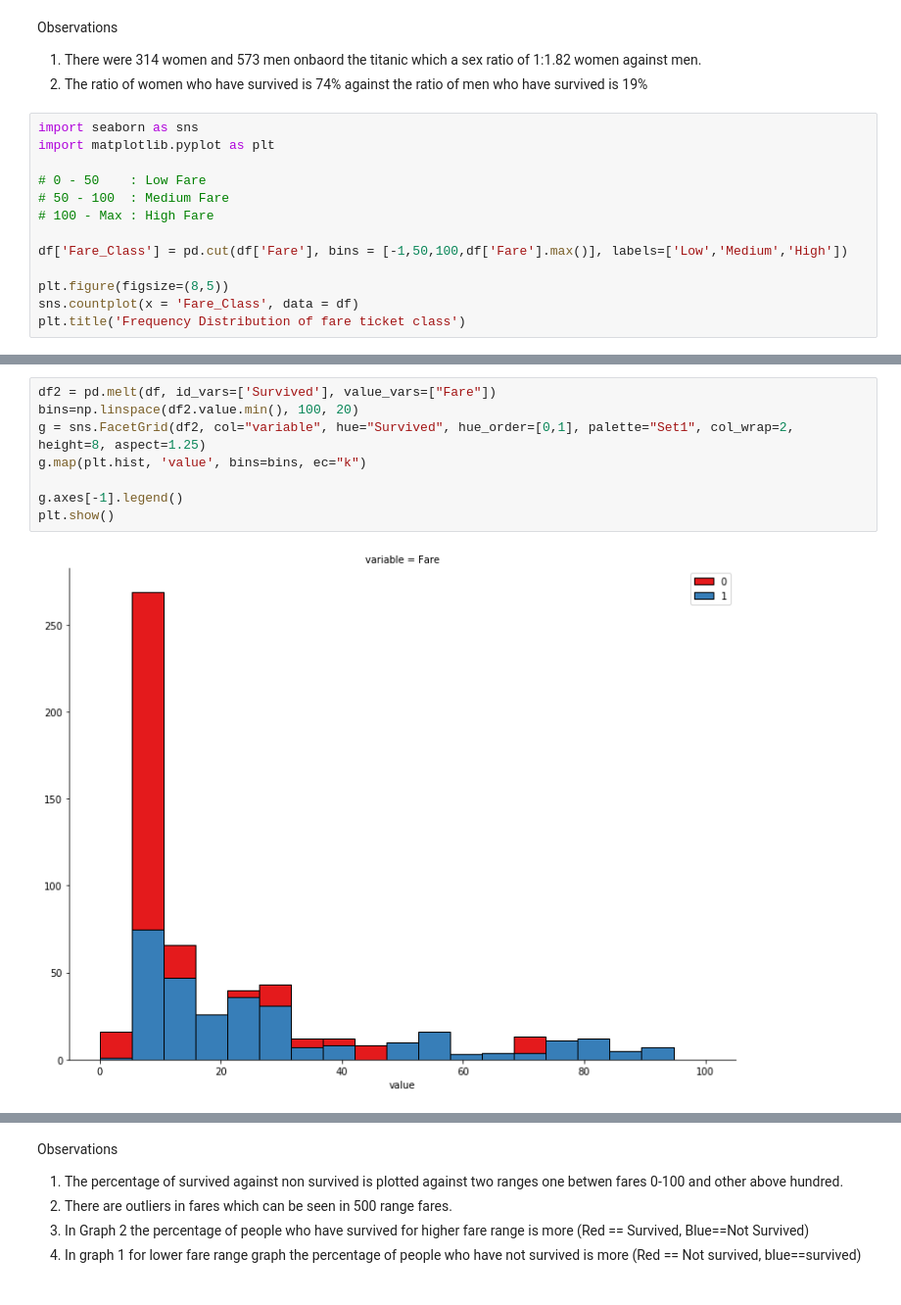
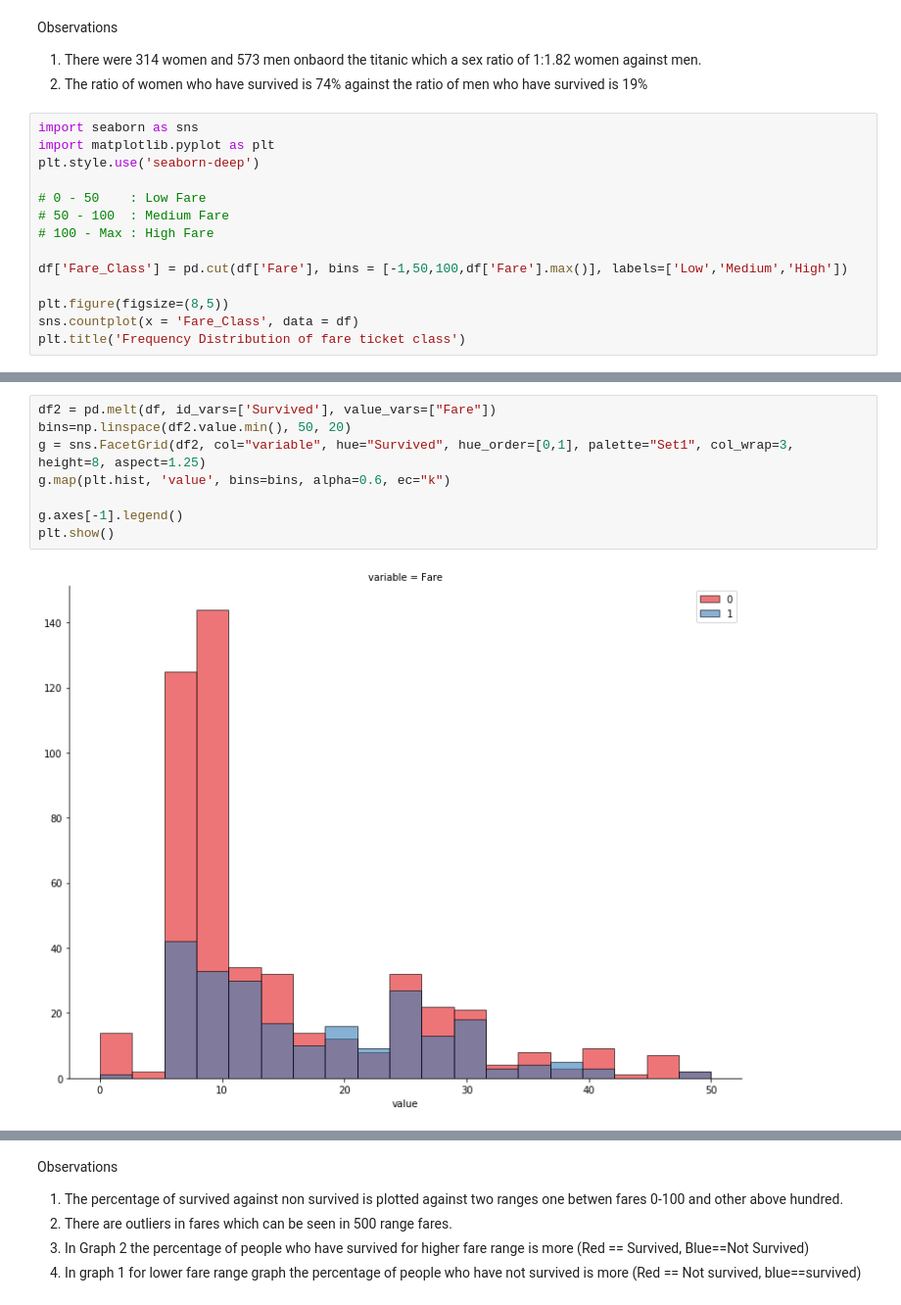
Before and after one commit to USF-CS-663-Spring-2020/lab-02-titanic-vikas91, a Jupyter notebook: titanic-analysis.ipynb, the cells around one changed output, grey strips where cells are left out. Shown: that part at 98% size. Saved outputs shown, nothing was run; the diff lists cells and outputs as text.

Commit message:
Changed plots per survival rate with opacity

```diff
--- a/titanic-analysis.ipynb
+++ b/titanic-analysis.ipynb
@@ -90,6 +90,7 @@ Observations
 # %%
 import seaborn as sns
 import matplotlib.pyplot as plt
+plt.style.use('seaborn-deep')
 
 # 0 - 50    : Low Fare
 # 50 - 100  : Medium Fare
@@ -106,10 +107,10 @@ Text(0.5, 1.0, 'Frequency Distribution of fare ticket class')
 # %%
 df2 = pd.melt(df, id_vars=['Survived'], value_vars=["Fare"])
-bins=np.linspace(df2.value.min(), 100, 20)
-g = sns.FacetGrid(df2, col="variable", hue="Survived", hue_order=[0,1], palette="Set1", col_wrap=2, height=8, aspect=1.25)
-g.map(plt.hist, 'value', bins=bins, ec="k")
+bins=np.linspace(df2.value.min(), 50, 20)
+g = sns.FacetGrid(df2, col="variable", hue="Survived", hue_order=[0,1], palette="Set1", col_wrap=3, height=8, aspect=1.25)
+g.map(plt.hist, 'value', bins=bins, alpha=0.6, ec="k")
 
 g.axes[-1].legend()
 plt.show()
 # %% [output]
-[figure, old version]
+[figure, new version]
```
Also changed, not shown: parts of 3 cells of this notebook.
